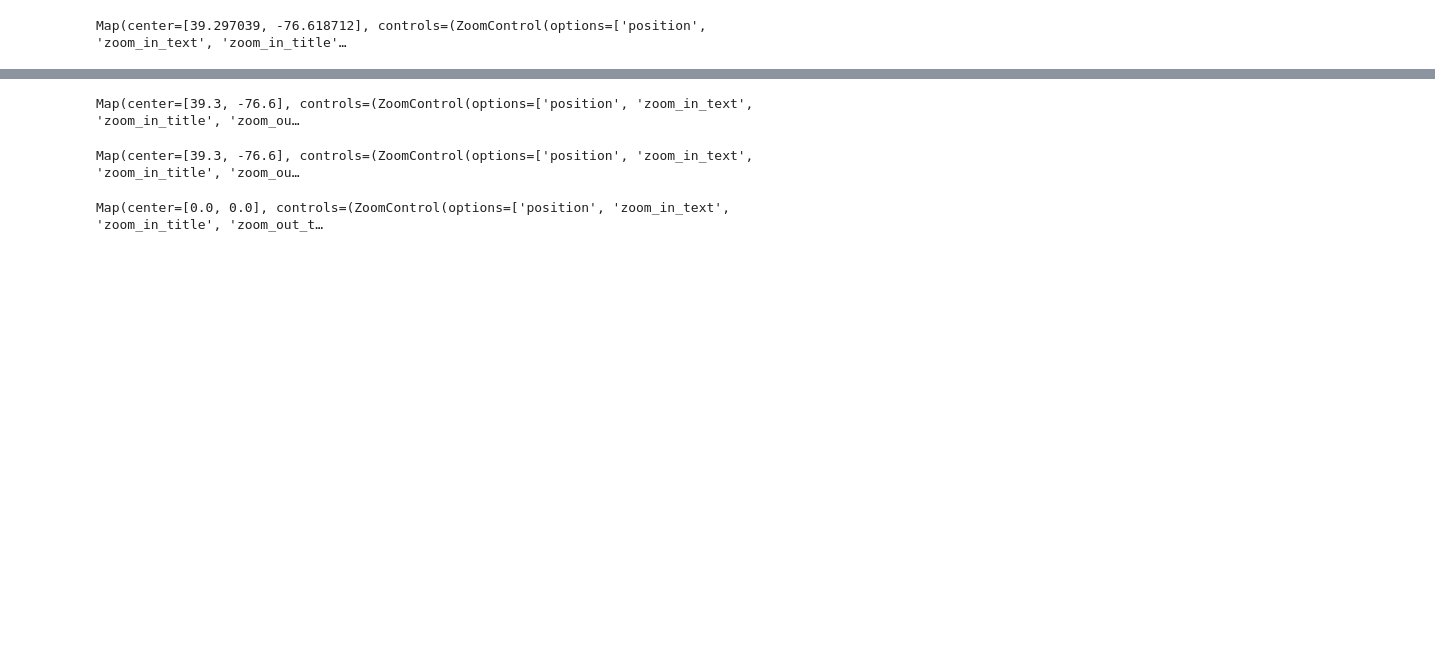
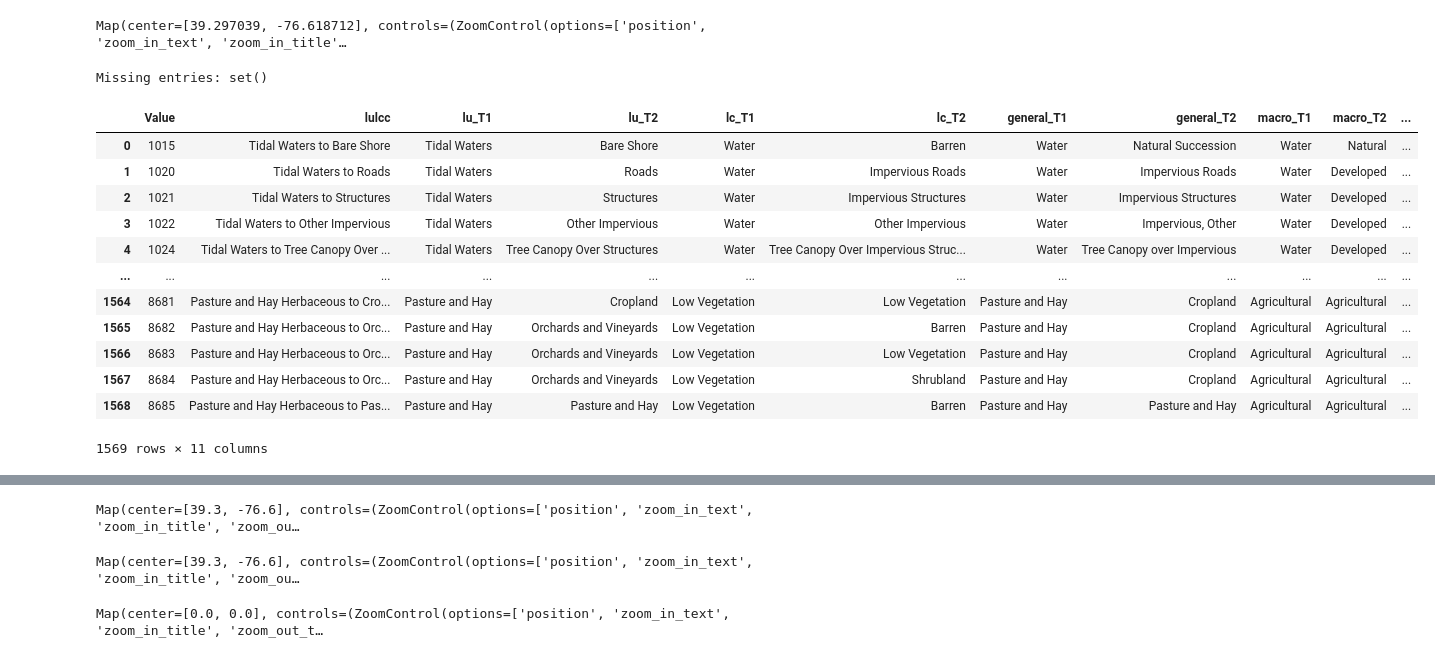
Before and after one commit to mosiahmaddox-tech/landcover_spring2026, a Jupyter notebook: landcover_01.ipynb, the cells around one changed output, grey strips where cells are left out. Cells and saved outputs as stored; diff of their text form; code cells hidden in the pictures; blank space fills up the shorter version.

```diff
--- a/landcover_01.ipynb
+++ b/landcover_01.ipynb
@@ -149 +49,54 @@ def change_csv_legend(
+# %%
+#Count pixels
+
+import rasterio
+
+with rasterio.open(change1to2) as ras:
+    ra = ras.read(1)
+    nodata = ras.nodata
+
+if nodata is not None:
+    ra = ra[ra != nodata]
+
+
+vals, counts = np.unique(ra, return_counts=True)
+
+df_counts = pd.DataFrame({
+    "Value": vals,
+    "Counts": counts
+})
+
+#join counts with value lookup table
+
+df_joined = df.merge(
+    df_counts,
+    on="Value",
+    how="left"
+)
+
+#fill missing values absent from raster
+df_joined["Counts"] = df_joined["Counts"].fillna(0).astype(int)
+
+missing = set(vals) - set(df["Value"])
+print("Missing entries:", missing)
+# %% [output]
+Missing entries: set()
+# %%
+#check counts of pixels for each pixel value
+
+df_joined
+# %% [output]
+|  | Value | lulcc | lu_T1 | lu_T2 | lc_T1 | lc_T2 | general_T1 | general_T2 | macro_T1 | macro_T2 | ... |
+| 0 | 1015 | Tidal Waters to Bare Shore | Tidal Waters | Bare Shore | Water | Barren | Water | Natural Succession | Water | Natural | ... |
+| 1 | 1020 | Tidal Waters to Roads | Tidal Waters | Roads | Water | Impervious Roads | Water | Impervious Roads | Water | Developed | ... |
+| 2 | 1021 | Tidal Waters to Structures | Tidal Waters | Structures | Water | Impervious Structures | Water | Impervious Structures | Water | Developed | ... |
+| 3 | 1022 | Tidal Waters to Other Impervious | Tidal Waters | Other Impervious | Water | Other Impervious | Water | Impervious, Other | Water | Developed | ... |
+| 4 | 1024 | Tidal Waters to Tree Canopy Over ... | Tidal Waters | Tree Canopy Over Structures | Water | Tree Canopy Over Impervious Struc... | Water | Tree Canopy over Impervious | Water | Developed | ... |
+| ... | ... | ... | ... | ... | ... | ... | ... | ... | ... | ... | ... |
+| 1564 | 8681 | Pasture and Hay Herbaceous to Cro... | Pasture and Hay | Cropland | Low Vegetation | Low Vegetation | Pasture and Hay | Cropland | Agricultural | Agricultural | ... |
+| 1565 | 8682 | Pasture and Hay Herbaceous to Orc... | Pasture and Hay | Orchards and Vineyards | Low Vegetation | Barren | Pasture and Hay | Cropland | Agricultural | Agricultural | ... |
+| 1566 | 8683 | Pasture and Hay Herbaceous to Orc... | Pasture and Hay | Orchards and Vineyards | Low Vegetation | Low Vegetation | Pasture and Hay | Cropland | Agricultural | Agricultural | ... |
+| 1567 | 8684 | Pasture and Hay Herbaceous to Orc... | Pasture and Hay | Orchards and Vineyards | Low Vegetation | Shrubland | Pasture and Hay | Cropland | Agricultural | Agricultural | ... |
+| 1568 | 8685 | Pasture and Hay Herbaceous to Pas... | Pasture and Hay | Pasture and Hay | Low Vegetation | Barren | Pasture and Hay | Pasture and Hay | Agricultural | Agricultural | ... |
+1569 rows × 11 columns
 # %%
```
Also changed, not shown: parts of 8 cells of this notebook.
